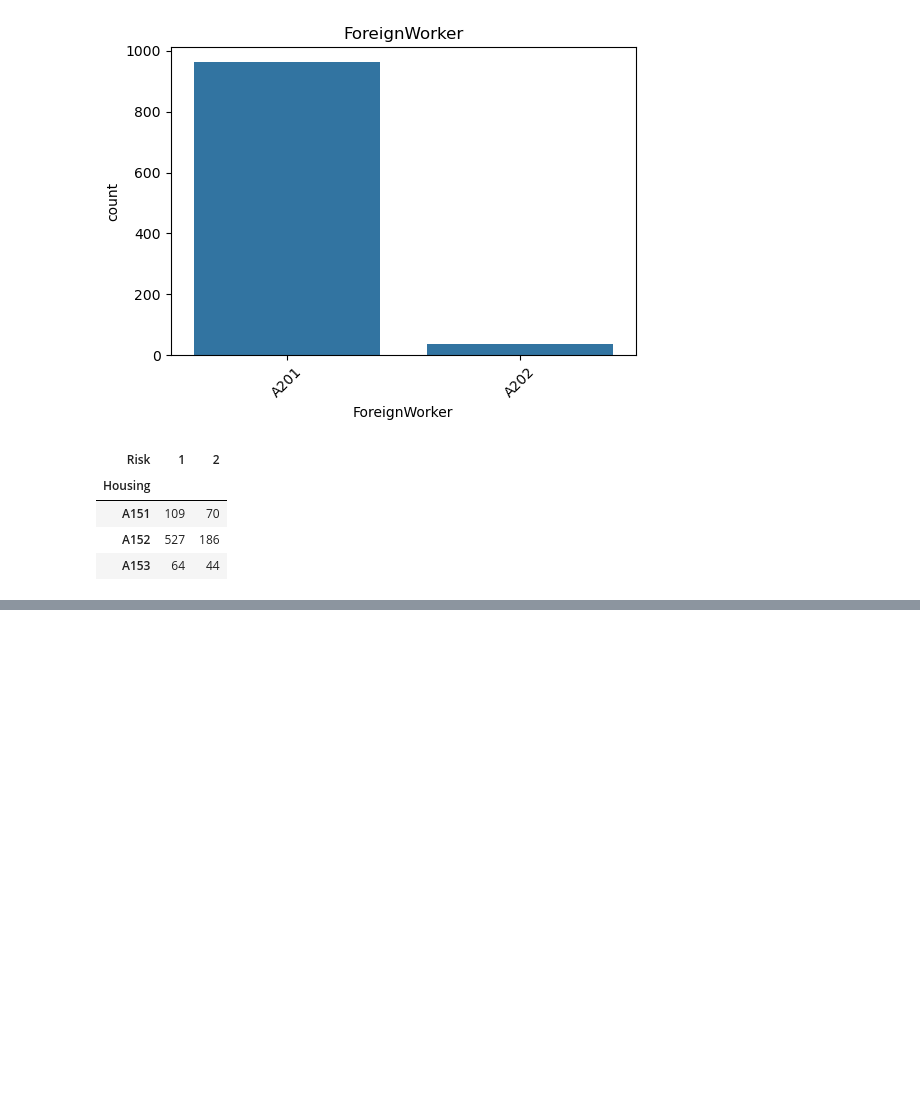
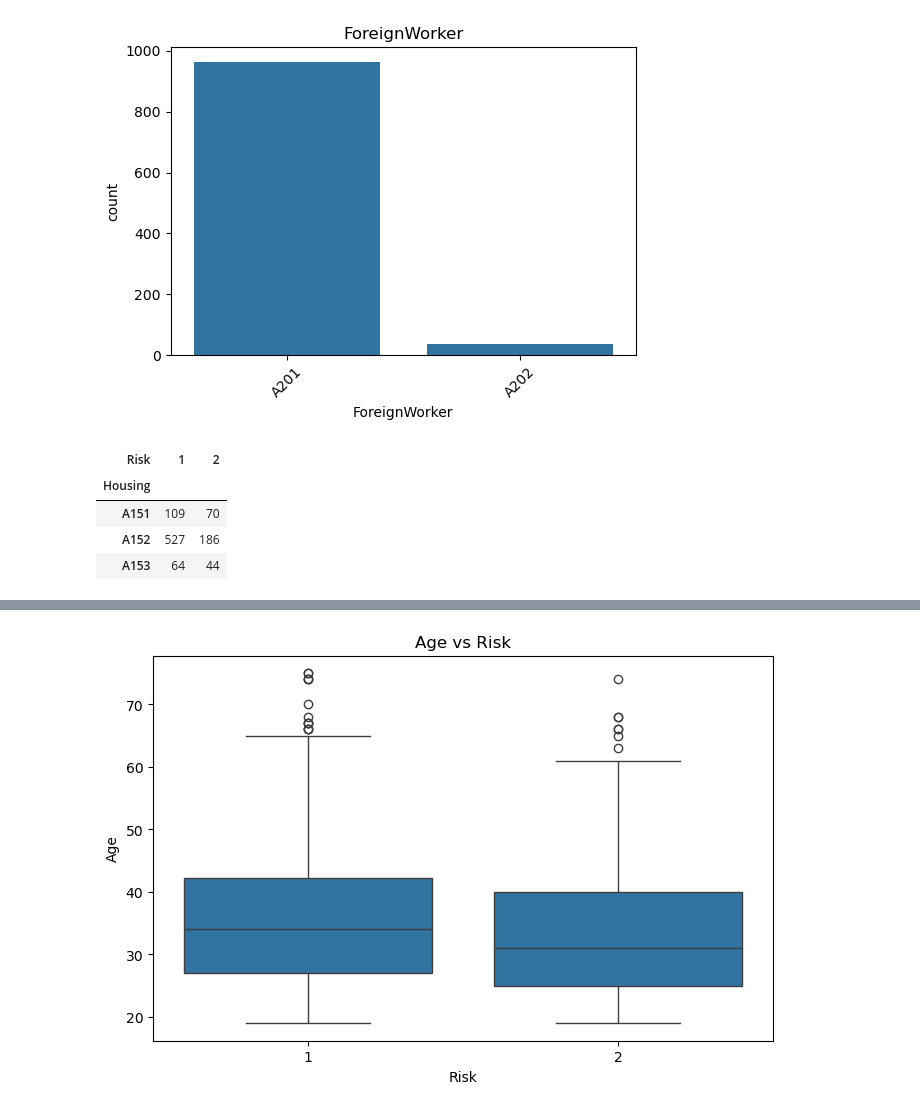
Before and after one commit to darshan-vgithub/credit-risk-prediction-xai-dashboard, a Jupyter notebook: notebooks/01_Data_Understanding_and_EDA.ipynb, the cells around one changed output, grey strips where cells are left out. Drawn from its saved outputs; the diff is of its cells as text; code cells hidden in the pictures; blank space fills up the shorter version.

```diff
--- a/notebooks/01_Data_Understanding_and_EDA.ipynb
+++ b/notebooks/01_Data_Understanding_and_EDA.ipynb
@@ -292,0 +319,13 @@ pd.crosstab(
+# %%
+plt.figure(figsize=(8,5))
+
+sns.boxplot(
+    data=df,
+    x="Risk",
+    y="Age"
+)
+
+plt.title("Age vs Risk")
+plt.show()
+# %% [output]
+[figure, added]
```
Also changed, not shown: parts of 2 cells of this notebook.
